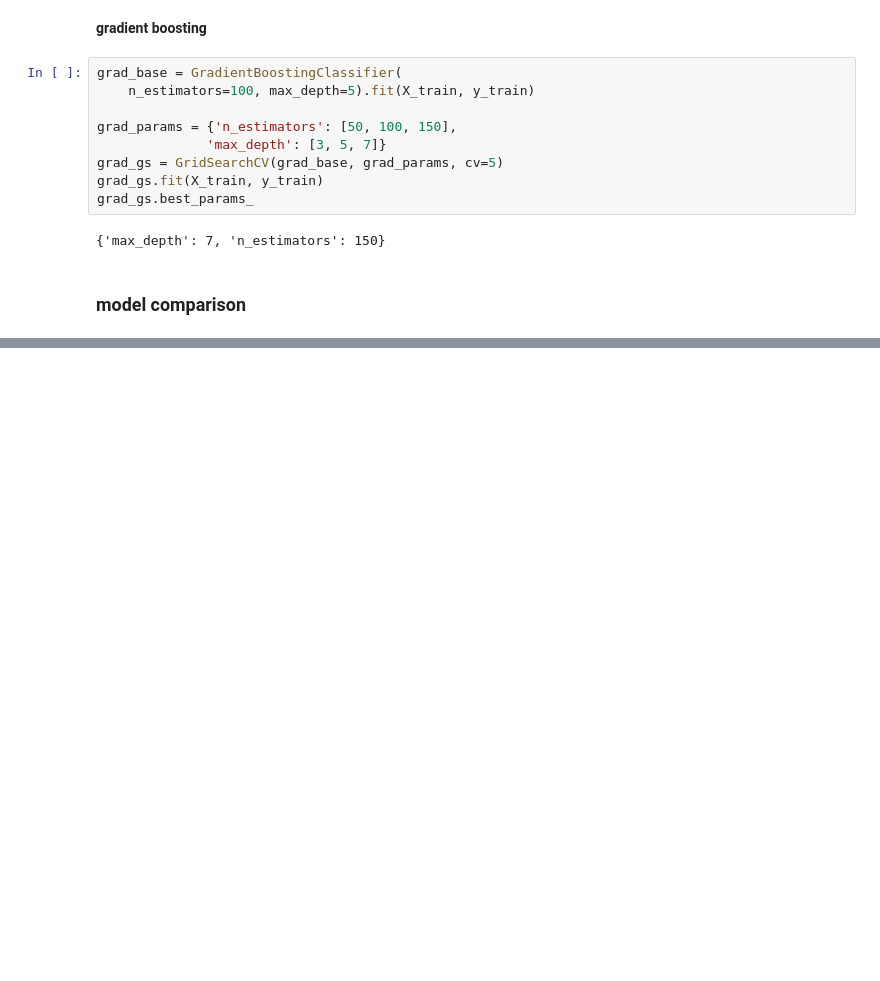
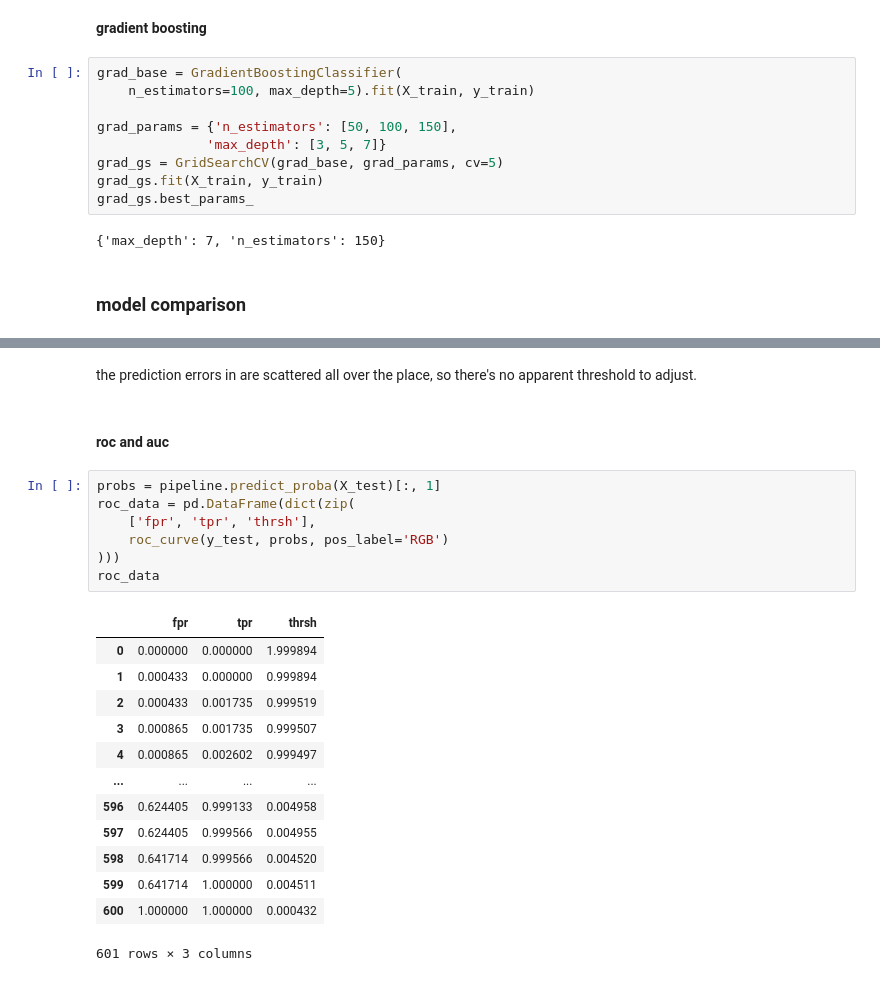
Before and after one commit to Morshay/red-giant-blue-giant, a Jupyter notebook: asteroseismology_classification.ipynb, the cells around one changed output, grey strips where cells are left out. Drawn from its saved outputs; the diff is of its cells as text; blank space fills up the shorter version.

```diff
--- a/asteroseismology_classification.ipynb
+++ b/asteroseismology_classification.ipynb
@@ -500,0 +501,25 @@ the prediction errors in are scattered all over the place, so there's no apparen
+# %% [markdown]
+the prediction errors in are scattered all over the place, so there's no apparent threshold to adjust.
+# %% [markdown]
+#### roc and auc
+# %%
+probs = pipeline.predict_proba(X_test)[:, 1]
+roc_data = pd.DataFrame(dict(zip(
+    ['fpr', 'tpr', 'thrsh'],
+    roc_curve(y_test, probs, pos_label='RGB')
+)))
+roc_data
+# %% [output]
+|  | fpr | tpr | thrsh |
+| 0 | 0.000000 | 0.000000 | 1.999894 |
+| 1 | 0.000433 | 0.000000 | 0.999894 |
+| 2 | 0.000433 | 0.001735 | 0.999519 |
+| 3 | 0.000865 | 0.001735 | 0.999507 |
+| 4 | 0.000865 | 0.002602 | 0.999497 |
+| ... | ... | ... | ... |
+| 596 | 0.624405 | 0.999133 | 0.004958 |
+| 597 | 0.624405 | 0.999566 | 0.004955 |
+| 598 | 0.641714 | 0.999566 | 0.004520 |
+| 599 | 0.641714 | 1.000000 | 0.004511 |
+| 600 | 1.000000 | 1.000000 | 0.000432 |
+601 rows × 3 columns
```
Also changed, not shown: parts of 49 cells of this notebook, 2 other files.
